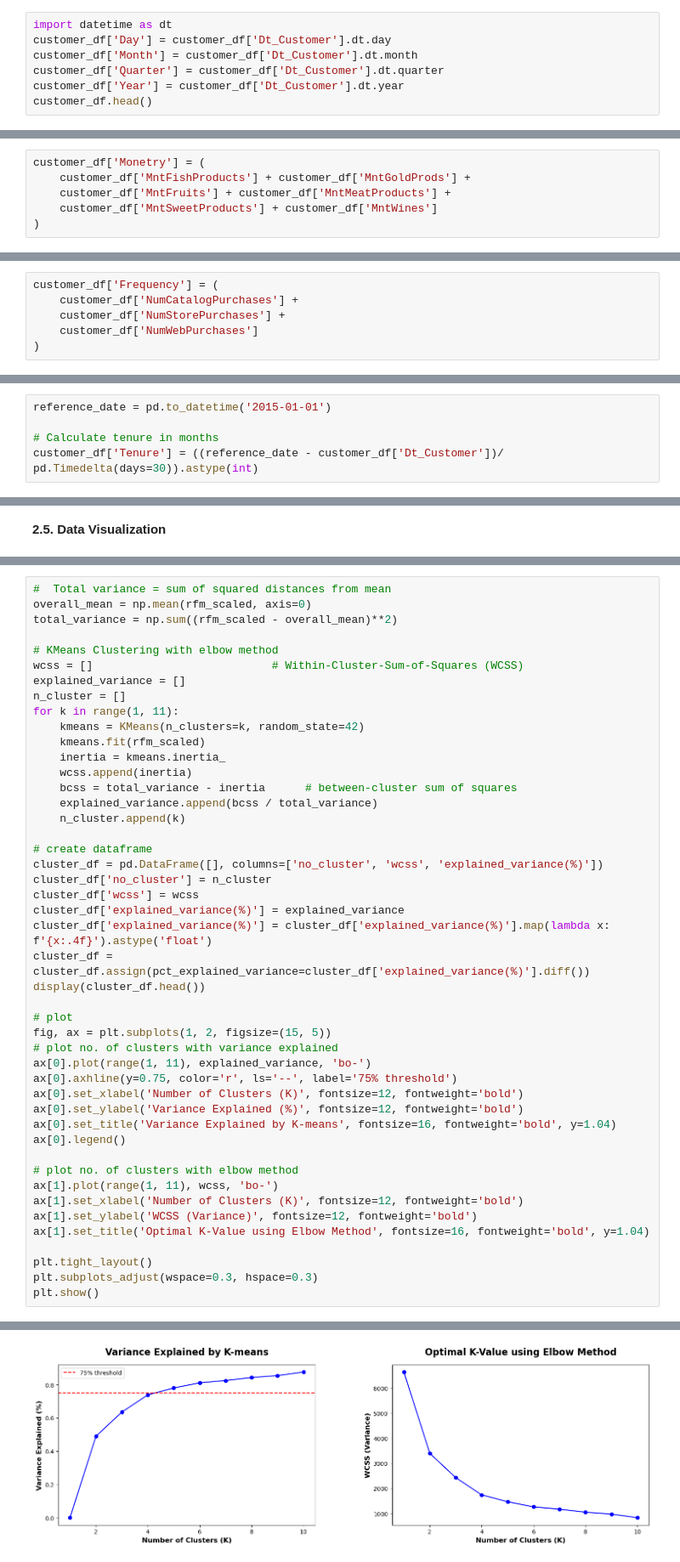
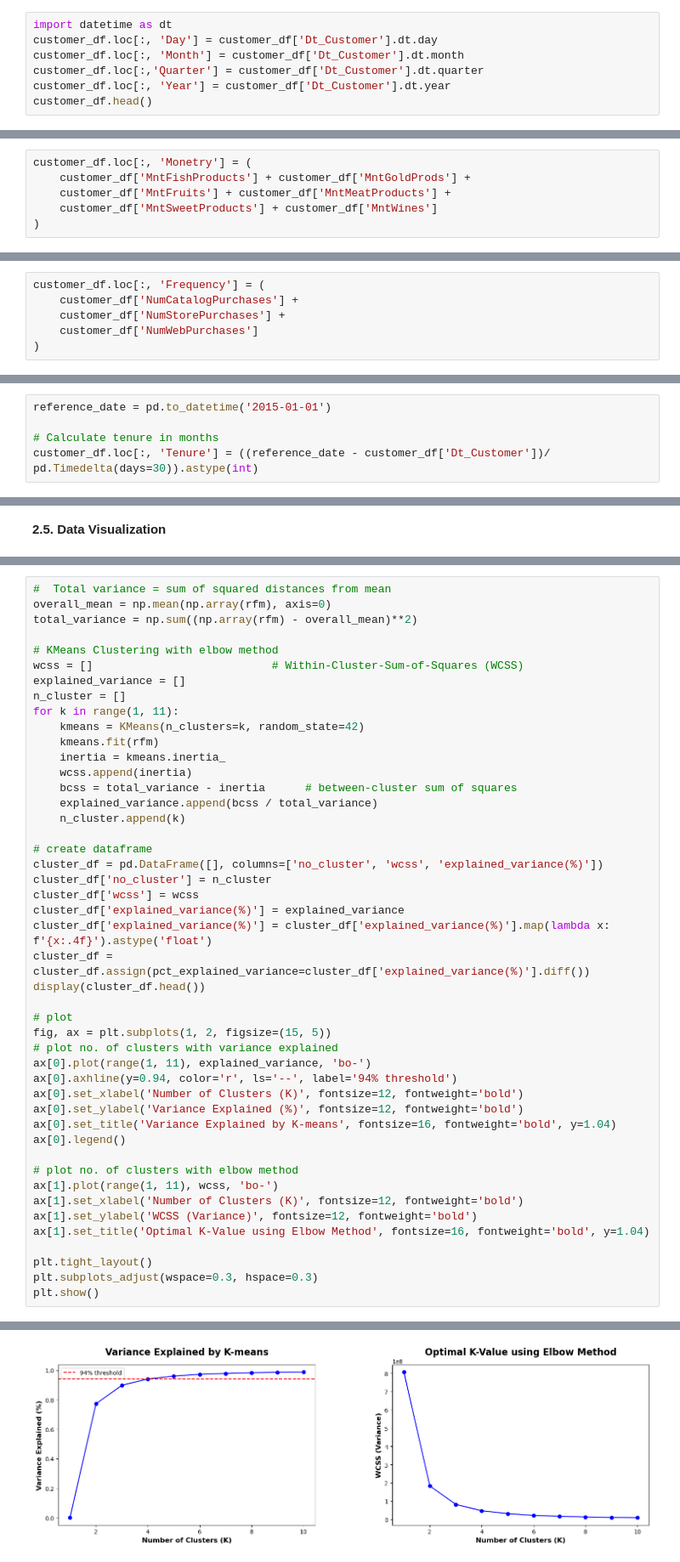
Before and after one commit to annugit1655/Customer-Personality-Analysis-with-CLTV, a Jupyter notebook: notebooks/customer-personality-analysis.ipynb, the cells around one changed output, grey strips where cells are left out. Shown at 85% size. Drawn from its saved outputs; the diff is of its cells as text.

```diff
--- a/notebooks/customer-personality-analysis.ipynb
+++ b/notebooks/customer-personality-analysis.ipynb
@@ -342,10 +332,10 @@ See the caveats in the documentation: https://pandas.pydata.org/pandas-docs/stab
 **2.3.3. Date Components Extraction**
 # %%
 import datetime as dt
-customer_df['Day'] = customer_df['Dt_Customer'].dt.day
-customer_df['Month'] = customer_df['Dt_Customer'].dt.month
-customer_df['Quarter'] = customer_df['Dt_Customer'].dt.quarter
-customer_df['Year'] = customer_df['Dt_Customer'].dt.year
+customer_df.loc[:, 'Day'] = customer_df['Dt_Customer'].dt.day
+customer_df.loc[:, 'Month'] = customer_df['Dt_Customer'].dt.month
+customer_df.loc[:,'Quarter'] = customer_df['Dt_Customer'].dt.quarter
+customer_df.loc[:, 'Year'] = customer_df['Dt_Customer'].dt.year
 customer_df.head()
 # %% [output]
 A value is trying to be set on a copy of a slice from a DataFrame.
@@ -379,7 +369,7 @@ See the caveats in the documentation: https://pandas.pydata.org/pandas-docs/stab
 
 Aggregate the expenses across all product categories to compute each customer's total expenditure.
 # %%
-customer_df['Monetry'] = (
+customer_df.loc[:, 'Monetry'] = (
     customer_df['MntFishProducts'] + customer_df['MntGoldProds'] +
     customer_df['MntFruits'] + customer_df['MntMeatProducts'] +
     customer_df['MntSweetProducts'] + customer_df['MntWines']
@@ -395,7 +385,7 @@ See the caveats in the documentation: https://pandas.pydata.org/pandas-docs/stab
 
 Use features like `NumWebPurchases`, `NumCatalogPurchases`, and `NumStorePurchases` to compute how often a customer shops across different channels.
 # %%
-customer_df['Frequency'] = (
+customer_df.loc[:, 'Frequency'] = (
     customer_df['NumCatalogPurchases'] +
     customer_df['NumStorePurchases'] +
     customer_df['NumWebPurchases']
@@ -414,7 +404,7 @@ Computing how many months each customer has been connected to the company based
 reference_date = pd.to_datetime('2015-01-01')
 
 # Calculate tenure in months
-customer_df['Tenure'] = ((reference_date - customer_df['Dt_Customer'])/ pd.Timedelta(days=30)).astype(int)
+customer_df.loc[:, 'Tenure'] = ((reference_date - customer_df['Dt_Customer'])/ pd.Timedelta(days=30)).astype(int)
 # %% [output]
 A value is trying to be set on a copy of a slice from a DataFrame.
 Try using .loc[row_indexer,col_indexer] = value instead
@@ -569,8 +565,8 @@ memory usage: 69.2 KB
 None
 # %%
 #  Total variance = sum of squared distances from mean
-overall_mean = np.mean(rfm_scaled, axis=0)
-total_variance = np.sum((rfm_scaled - overall_mean)**2)
+overall_mean = np.mean(np.array(rfm), axis=0)
+total_variance = np.sum((np.array(rfm) - overall_mean)**2)
 
 # KMeans Clustering with elbow method
 wcss = []                           # Within-Cluster-Sum-of-Squares (WCSS)
@@ -578,7 +574,7 @@ explained_variance = []
 n_cluster = []
 for k in range(1, 11):
     kmeans = KMeans(n_clusters=k, random_state=42)
-    kmeans.fit(rfm_scaled)
+    kmeans.fit(rfm)
     inertia = kmeans.inertia_
     wcss.append(inertia)
     bcss = total_variance - inertia      # between-cluster sum of squares
@@ -598,7 +594,7 @@ display(cluster_df.head())
 fig, ax = plt.subplots(1, 2, figsize=(15, 5))
 # plot no. of clusters with variance explained
 ax[0].plot(range(1, 11), explained_variance, 'bo-')
-ax[0].axhline(y=0.75, color='r', ls='--', label='75% threshold')
+ax[0].axhline(y=0.94, color='r', ls='--', label='94% threshold')
 ax[0].set_xlabel('Number of Clusters (K)', fontsize=12, fontweight='bold')
 ax[0].set_ylabel('Variance Explained (%)', fontsize=12, fontweight='bold')
 ax[0].set_title('Variance Explained by K-means', fontsize=16, fontweight='bold', y=1.04)
@@ -623,2 +619,2 @@ plt.show()
-[figure, old version]
+[figure, new version]
 # %%
```
Also changed, not shown: parts of 19 cells of this notebook.
